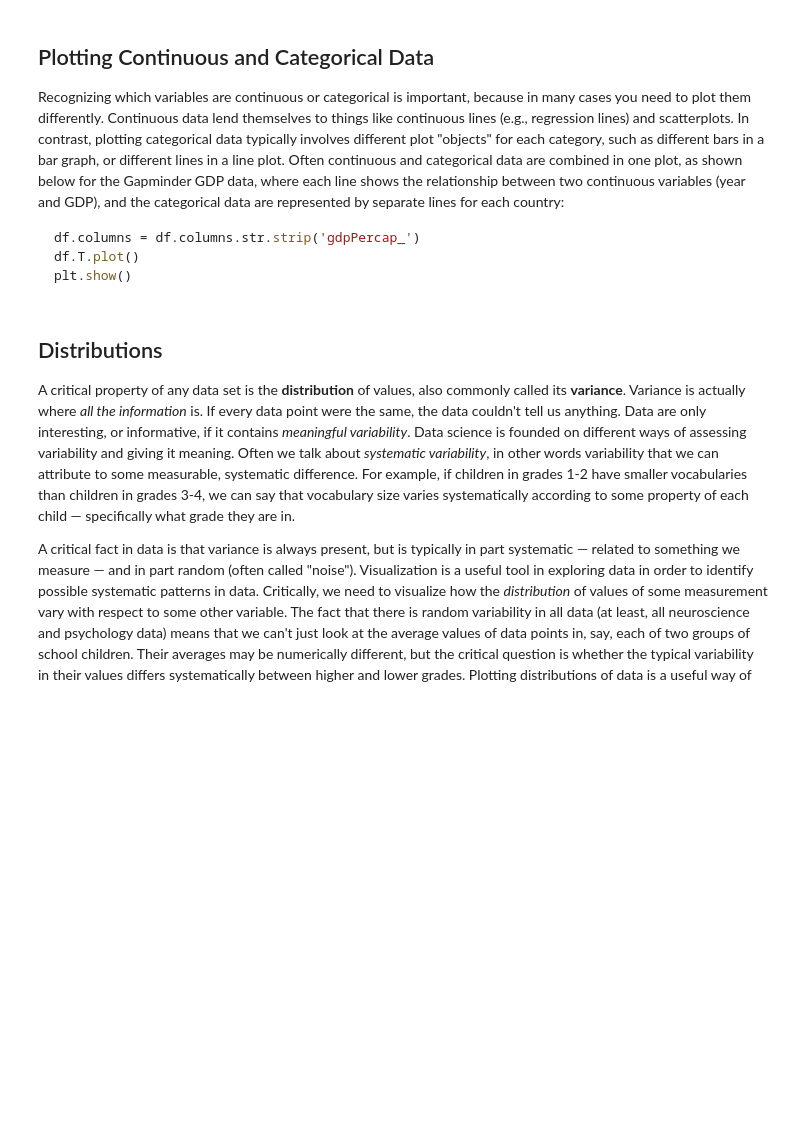
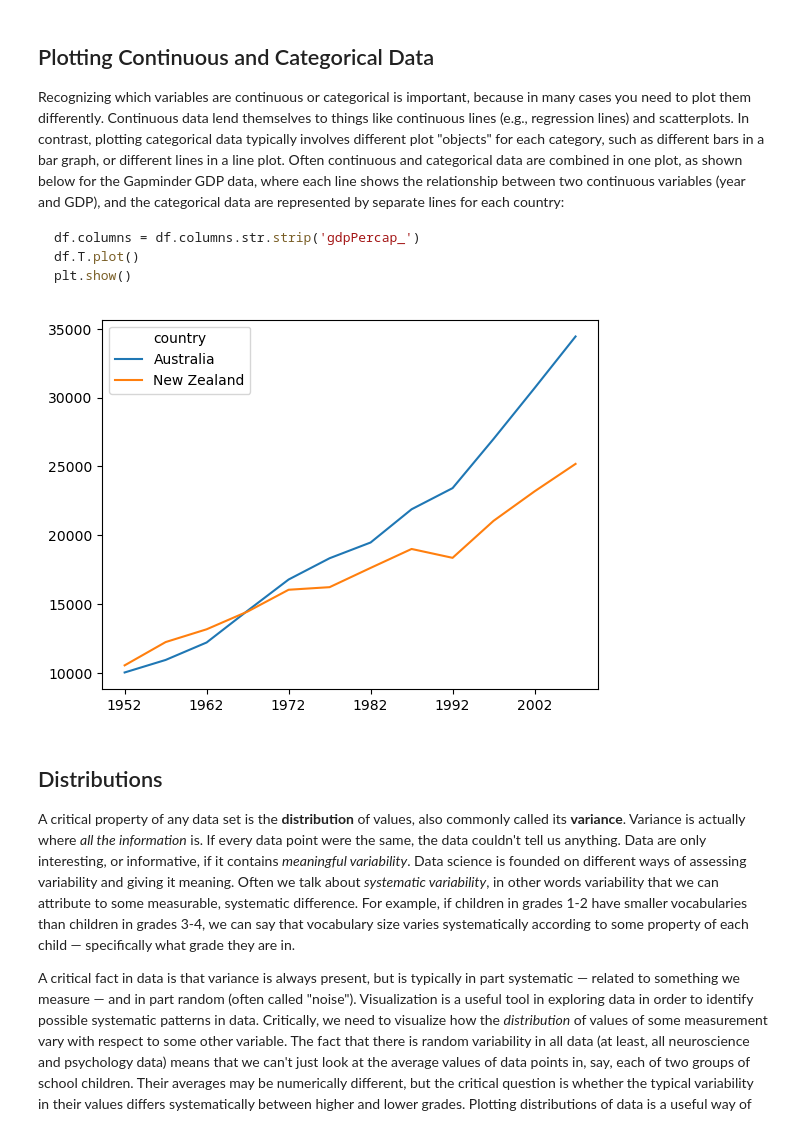
Before and after one commit to stochastic-bean/NDS_Ch4_visualizing_data, a Jupyter notebook: 4 - plotting_types.ipynb, the cells around one changed output. Cells and saved outputs as stored; diff of their text form; code cells hidden in the pictures; blank space fills up the shorter version.

Commit message:
Refactor plotting section and update commit messages

```diff
--- a/4 - plotting_types.ipynb
+++ b/4 - plotting_types.ipynb
@@ -21,3 +21,9 @@ import matplotlib.pyplot as plt
 df = pd.read_csv('data/gapminder_gdp_oceania.csv', index_col='country')
 df
 ~~~
+# %%
+import pandas as pd
+import matplotlib.pyplot as plt
+
+df = pd.read_csv('data/gapminder_gdp_oceania.csv', index_col='country')
+df
@@ -59,6 +74,12 @@ df.columns = df.columns.str.strip('gdpPercap_')
 df.T.plot()
 plt.show()
 ~~~
+# %%
+df.columns = df.columns.str.strip('gdpPercap_') # remove 'gdpPercap_' from columns
+df.T.plot()
+plt.show()
+# %% [output]
+[figure, added]
 # %% [markdown]
 ## Distributions
 
```
Also changed, not shown: parts of 4 cells of this notebook.
